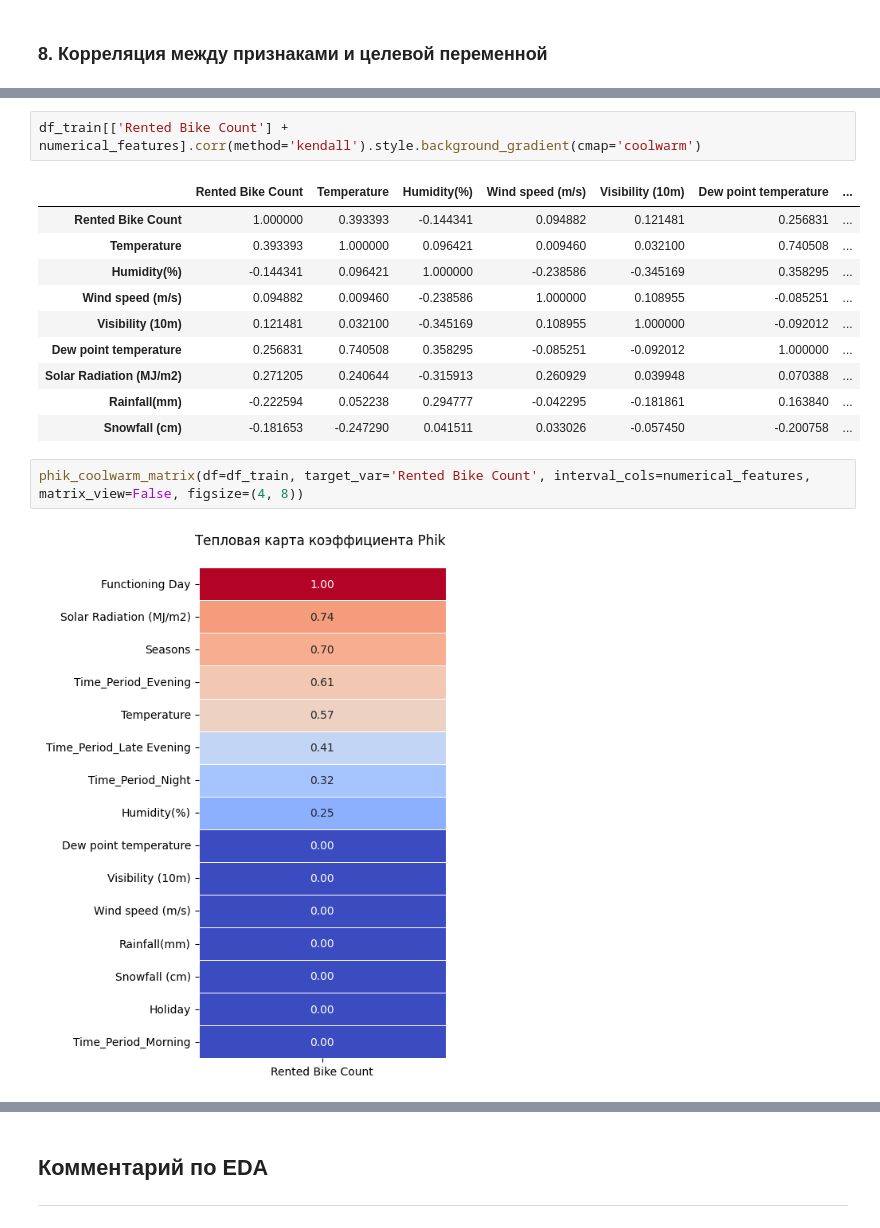
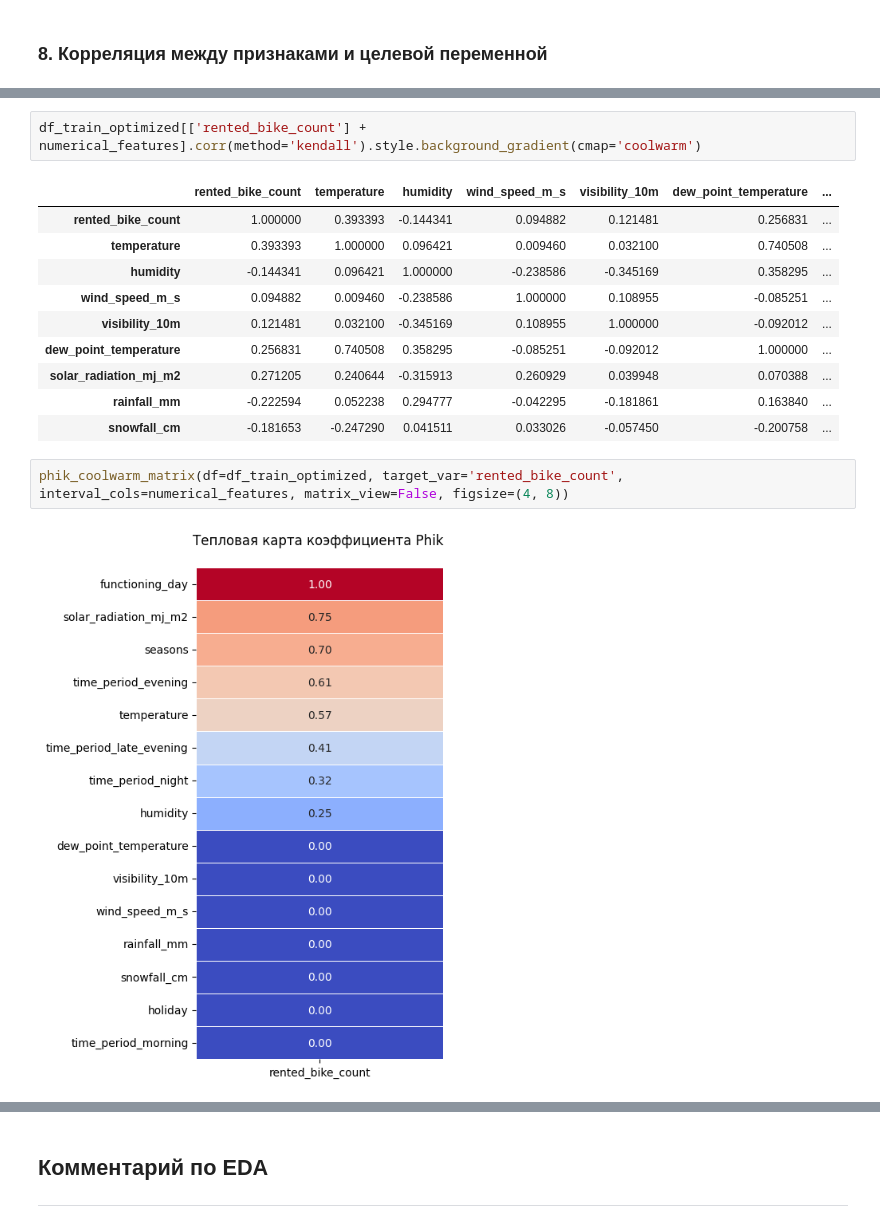
Before and after one commit to TemaQDX/sprint_14_project_bikesouth, a Jupyter notebook: sprint_14_project_bikesouth_Artem_Burov.ipynb, the cells around one changed output, grey strips where cells are left out. Cells and saved outputs as stored; diff of their text form.

```diff
--- a/sprint_14_project_bikesouth_Artem_Burov.ipynb
+++ b/sprint_14_project_bikesouth_Artem_Burov.ipynb
@@ -905,20 +901,20 @@ df_train[['Rented Bike Count'] + numerical_features].corr(method='spearman').sty
 # %%
-df_train[['Rented Bike Count'] + numerical_features].corr(method='kendall').style.background_gradient(cmap='coolwarm')
+df_train_optimized[['rented_bike_count'] + numerical_features].corr(method='kendall').style.background_gradient(cmap='coolwarm')
 # %% [output]
-|  | Rented Bike Count | Temperature | Humidity(%) | Wind speed (m/s) | Visibility (10m) | Dew point temperature | ... |
-| Rented Bike Count | 1.000000 | 0.393393 | -0.144341 | 0.094882 | 0.121481 | 0.256831 | ... |
-| Temperature | 0.393393 | 1.000000 | 0.096421 | 0.009460 | 0.032100 | 0.740508 | ... |
-| Humidity(%) | -0.144341 | 0.096421 | 1.000000 | -0.238586 | -0.345169 | 0.358295 | ... |
-| Wind speed (m/s) | 0.094882 | 0.009460 | -0.238586 | 1.000000 | 0.108955 | -0.085251 | ... |
-| Visibility (10m) | 0.121481 | 0.032100 | -0.345169 | 0.108955 | 1.000000 | -0.092012 | ... |
-| Dew point temperature | 0.256831 | 0.740508 | 0.358295 | -0.085251 | -0.092012 | 1.000000 | ... |
-| Solar Radiation (MJ/m2) | 0.271205 | 0.240644 | -0.315913 | 0.260929 | 0.039948 | 0.070388 | ... |
-| Rainfall(mm) | -0.222594 | 0.052238 | 0.294777 | -0.042295 | -0.181861 | 0.163840 | ... |
-| Snowfall (cm) | -0.181653 | -0.247290 | 0.041511 | 0.033026 | -0.057450 | -0.200758 | ... |
+|  | rented_bike_count | temperature | humidity | wind_speed_m_s | visibility_10m | dew_point_temperature | ... |
+| rented_bike_count | 1.000000 | 0.393393 | -0.144341 | 0.094882 | 0.121481 | 0.256831 | ... |
+| temperature | 0.393393 | 1.000000 | 0.096421 | 0.009460 | 0.032100 | 0.740508 | ... |
+| humidity | -0.144341 | 0.096421 | 1.000000 | -0.238586 | -0.345169 | 0.358295 | ... |
+| wind_speed_m_s | 0.094882 | 0.009460 | -0.238586 | 1.000000 | 0.108955 | -0.085251 | ... |
+| visibility_10m | 0.121481 | 0.032100 | -0.345169 | 0.108955 | 1.000000 | -0.092012 | ... |
+| dew_point_temperature | 0.256831 | 0.740508 | 0.358295 | -0.085251 | -0.092012 | 1.000000 | ... |
+| solar_radiation_mj_m2 | 0.271205 | 0.240644 | -0.315913 | 0.260929 | 0.039948 | 0.070388 | ... |
+| rainfall_mm | -0.222594 | 0.052238 | 0.294777 | -0.042295 | -0.181861 | 0.163840 | ... |
+| snowfall_cm | -0.181653 | -0.247290 | 0.041511 | 0.033026 | -0.057450 | -0.200758 | ... |
 # %%
-phik_coolwarm_matrix(df=df_train, target_var='Rented Bike Count', interval_cols=numerical_features, matrix_view=False, figsize=(4, 8))
+phik_coolwarm_matrix(df=df_train_optimized, target_var='rented_bike_count', interval_cols=numerical_features, matrix_view=False, figsize=(4, 8))
 # %% [output]
-[figure, old version]
+[figure, new version]
 # %%
 phik_coolwarm_matrix(df=df_train, target_var='Rented Bike Count', interval_cols=numerical_features, matrix_view=True, figsize=(10, 10))
 # %% [output]
```
Also changed, not shown: parts of 7 cells of this notebook.
